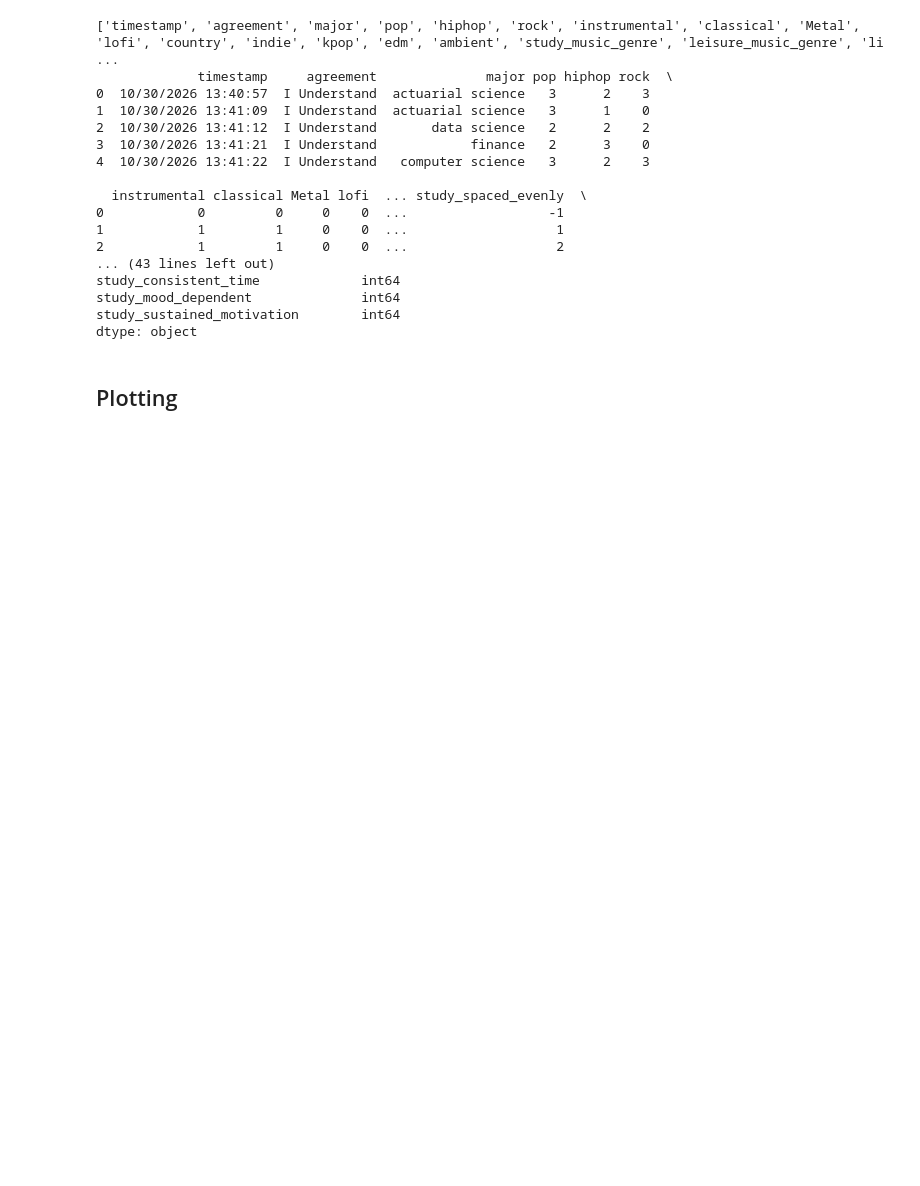
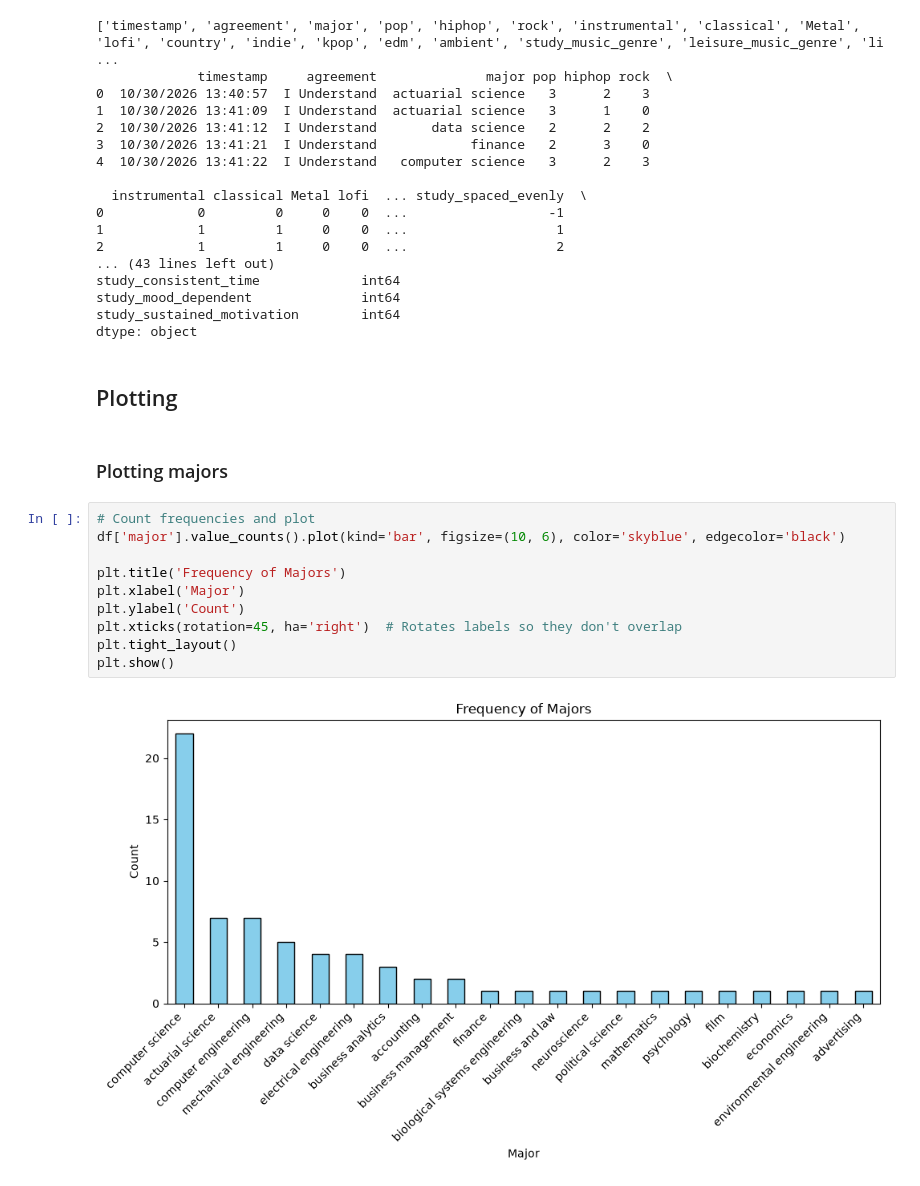
Before and after one commit to jobid0212/stats-project, a Jupyter notebook: music_study_prediction.ipynb, the cells around one changed output. Saved outputs shown, nothing was run; the diff lists cells and outputs as text; blank space fills up the shorter version.

Commit message:
Add High Level Visualization
Frequency bar charts for majors, study genres, leisure genres, and
study habits.

```diff
--- a/music_study_prediction.ipynb
+++ b/music_study_prediction.ipynb
@@ -272,3 +273,17 @@ study_sustained_motivation        int64
 dtype: object
 # %% [markdown]
 ## Plotting
+# %% [markdown]
+### Plotting majors
+# %%
+# Count frequencies and plot
+df['major'].value_counts().plot(kind='bar', figsize=(10, 6), color='skyblue', edgecolor='black')
+
+plt.title('Frequency of Majors')
+plt.xlabel('Major')
+plt.ylabel('Count')
+plt.xticks(rotation=45, ha='right')  # Rotates labels so they don't overlap
+plt.tight_layout()
+plt.show()
+# %% [output]
+[figure, added]
```
Also changed, not shown: parts of 7 cells of this notebook.
